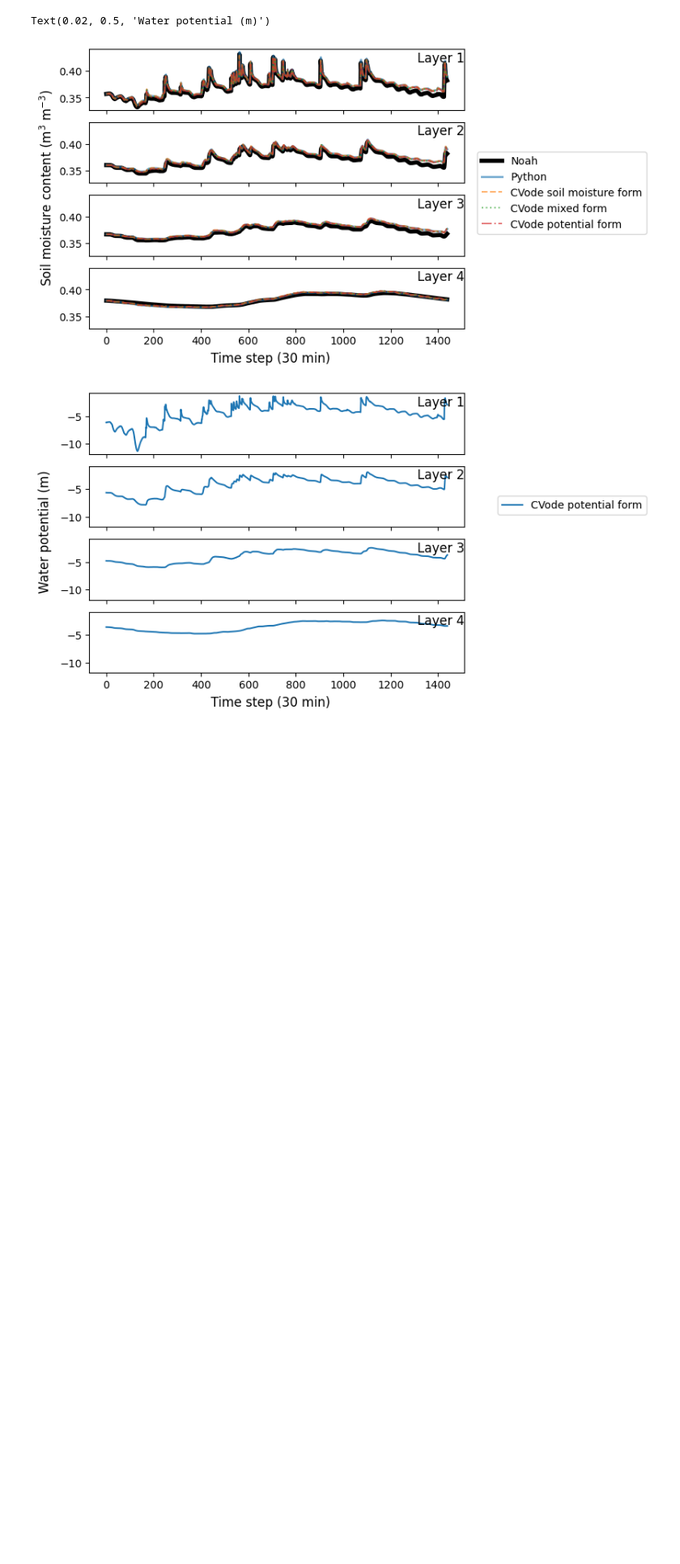
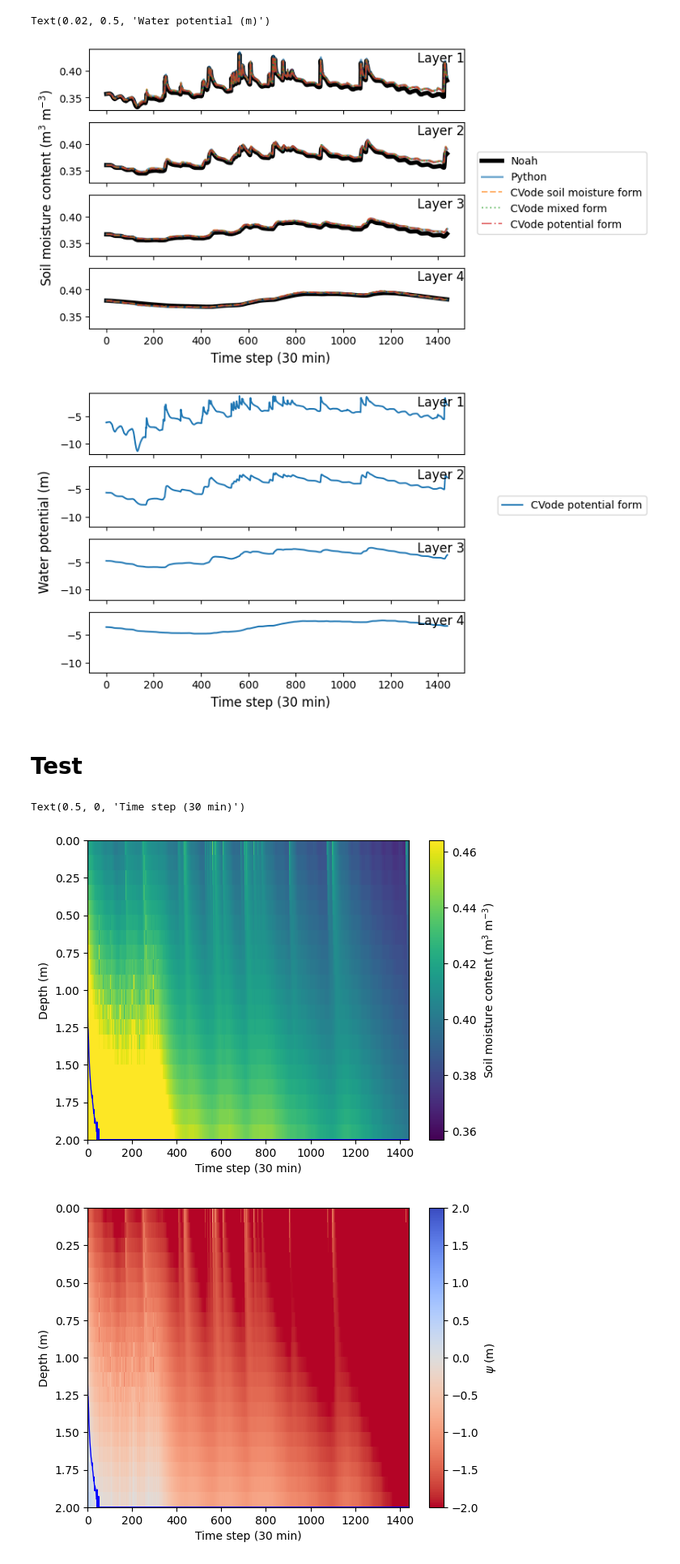
Before and after one commit to PSUmodeling/Richards-equation-CVODE-test, a Jupyter notebook: CrankNicholson.ipynb, the cells around one changed output. Shown at 81% size. Cells and saved outputs as stored; diff of their text form; code cells hidden in the pictures; blank space fills up the shorter version.

Commit message:
:sparkles: Change to 20 soil layers

```diff
--- a/CrankNicholson.ipynb
+++ b/CrankNicholson.ipynb
@@ -307,7 +307,7 @@ for k in range(len(zsoil)):
         label='CVode mixed form',
     )
     axs[k].plot(
-        df[f'smc{k}'],
+        potential_df[f'smc{k}'],
         ls='dashdot',
         alpha=0.6,
         label='CVode potential form',
@@ -328,7 +328,7 @@ fig, axs = plt.subplots(
 )
 for k in range(len(zsoil)):
     axs[k].plot(
-        df[f'psi{k}'],
+        potential_df[f'psi{k}'],
         label='CVode potential form',
     )
     axs[k].set_title(
@@ -343,3 +343,66 @@ fig.supylabel('Water potential (m)')
 Text(0.02, 0.5, 'Water potential (m)')
 [figure]
 [figure]
+# %% [markdown]
+# Test
+# %%
+import numpy as np
+
+def calculate_water_table_depth(psi, zsoil, layer_depth):
+    if psi[-1] < 0.0:
+        return zsoil[-1]
+
+    if all(psi >= 0.0):
+        return 0.0
+
+    for kz in np.arange(len(zsoil) - 1, 0, -1):
+        if psi[kz] >= 0.0 and psi[kz - 1] < 0.0:
+            return zsoil[kz - 1] - 0.5 * layer_depth + layer_depth * (psi[kz - 1] / (psi[kz - 1] - psi[kz]))
+# %%
+import matplotlib.pyplot as plt
+import numpy as np
+
+number_of_layers = 20
+layer_depth = 0.1
+
+df = pd.read_csv(
+    'cycles.txt',
+)
+df = df.drop(columns=['step'])
+
+zsoil = np.arange(layer_depth, (number_of_layers + 1) * layer_depth, layer_depth)
+
+y, x = np.mgrid[0:(number_of_layers + 1) * layer_depth:layer_depth, 0:len(df) + 1:1]
+
+soil_moisture_columns = [f'smc{k}' for k in range(number_of_layers)]
+psi_columns = [f'psi{k}' for k in range(number_of_layers)]
+
+water_table_depth = [calculate_water_table_depth(np.array(df.loc[step, psi_columns]), zsoil, layer_depth) for step in range(len(df))]
+
+fig, ax = plt.subplots()
+c = ax.pcolor(x, y, df.drop(columns=psi_columns).T)
+ax.plot(np.arange(len(df)), water_table_depth, color='b', lw=1)
+ax.set_ylabel('Depth (m)')
+ax.set_ylim(0, 2.0)
+ax.invert_yaxis()
+fig.colorbar(c, label='Soil moisture content (m$^3$ m$^{-3}$)')
+ax.set_xlabel('Time step (30 min)')
+
+fig, ax = plt.subplots()
+c = ax.pcolor(
+    x, y, df.drop(columns=soil_moisture_columns).T,
+    vmin=-2.0,
+    vmax=2.0,
+    cmap='coolwarm_r',
+)
+
+ax.plot(np.arange(len(df)), water_table_depth, color='b', lw=1)
+ax.set_ylim(0, 2.0)
+ax.invert_yaxis()
+ax.set_ylabel('Depth (m)')
+fig.colorbar(c, label='$\psi$ (m)')
+ax.set_xlabel('Time step (30 min)')
+# %% [output]
+Text(0.5, 0, 'Time step (30 min)')
+[figure, added]
+[figure, added]
```
Also changed, not shown: 3 other files.
